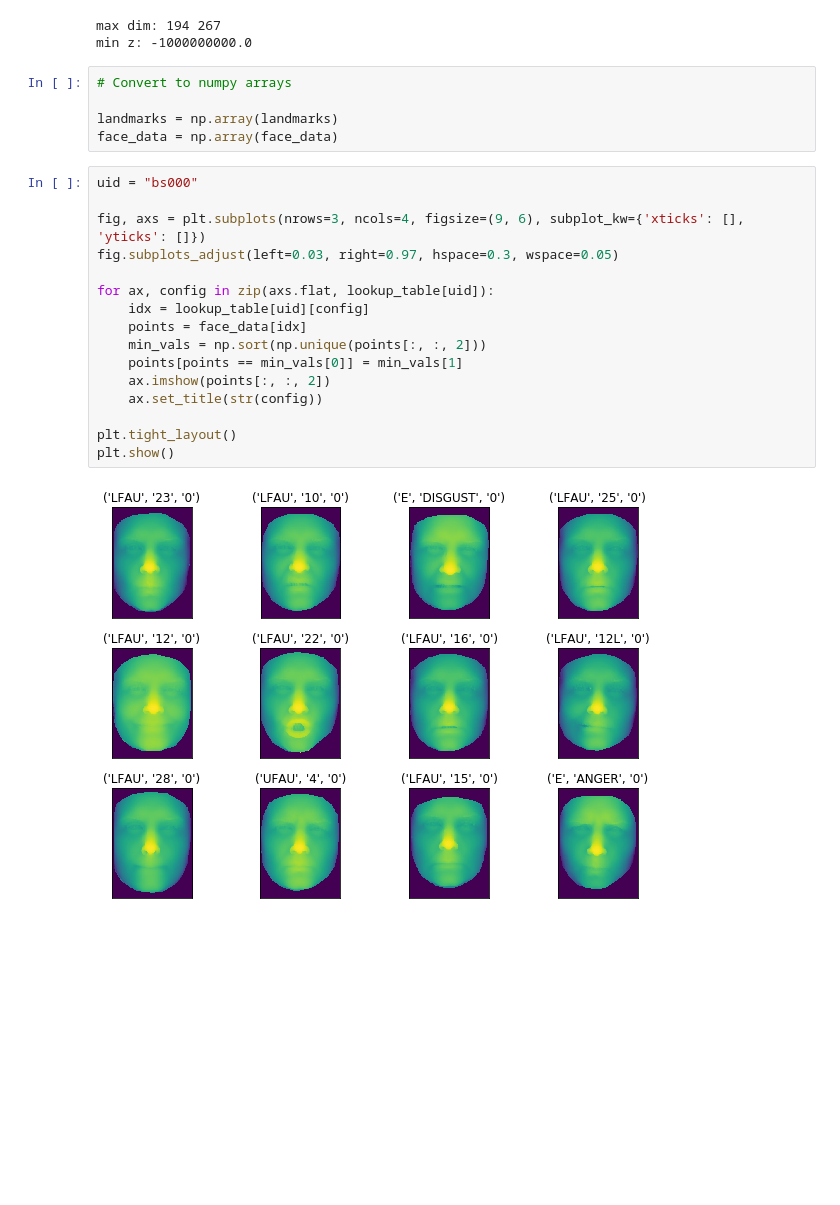
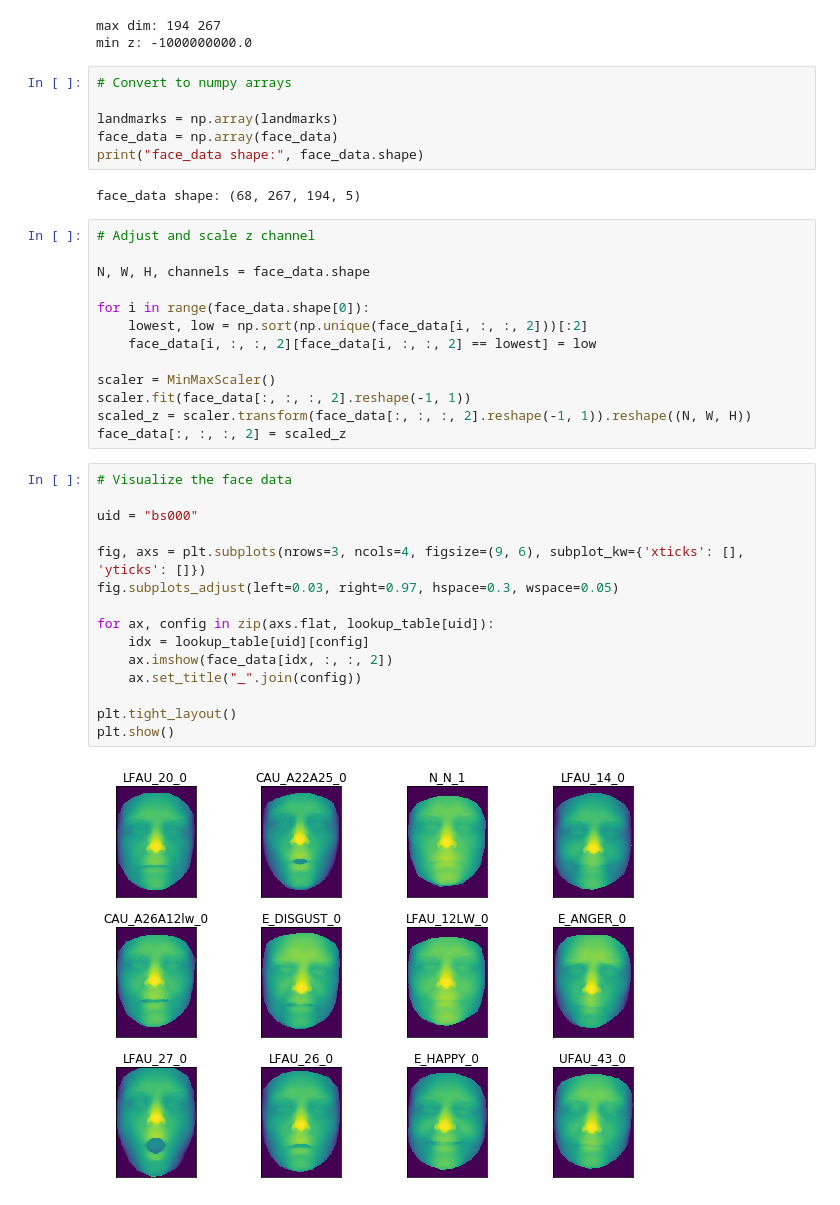
Before and after one commit to jkamalu/automesh, a Jupyter notebook: Development.ipynb, the cells around one changed output. Cells and saved outputs as stored; diff of their text form; blank space fills up the shorter version.

Commit message:
Adjusting the min vals to approach real minimum face value (for z) and scale w/min-max scaler.

```diff
--- a/Development.ipynb
+++ b/Development.ipynb
@@ -43,21 +44,36 @@ min z: -1000000000.0
 
 landmarks = np.array(landmarks)
 face_data = np.array(face_data)
+print("face_data shape:", face_data.shape)
+# %% [output]
+face_data shape: (68, 267, 194, 5)
+# %%
+# Adjust and scale z channel
+
+N, W, H, channels = face_data.shape
+
+for i in range(face_data.shape[0]):
+    lowest, low = np.sort(np.unique(face_data[i, :, :, 2]))[:2]
+    face_data[i, :, :, 2][face_data[i, :, :, 2] == lowest] = low
+
+scaler = MinMaxScaler()
+scaler.fit(face_data[:, :, :, 2].reshape(-1, 1))
+scaled_z = scaler.transform(face_data[:, :, :, 2].reshape(-1, 1)).reshape((N, W, H))
+face_data[:, :, :, 2] = scaled_z
 # %%
+# Visualize the face data
+
 uid = "bs000"
 
 fig, axs = plt.subplots(nrows=3, ncols=4, figsize=(9, 6), subplot_kw={'xticks': [], 'yticks': []})
 fig.subplots_adjust(left=0.03, right=0.97, hspace=0.3, wspace=0.05)
 
 for ax, config in zip(axs.flat, lookup_table[uid]):
     idx = lookup_table[uid][config]
-    points = face_data[idx]
-    min_vals = np.sort(np.unique(points[:, :, 2]))
-    points[points == min_vals[0]] = min_vals[1]
-    ax.imshow(points[:, :, 2])
-    ax.set_title(str(config))
+    ax.imshow(face_data[idx, :, :, 2])
+    ax.set_title("_".join(config))
 
 plt.tight_layout()
 plt.show()
 # %% [output]
-[figure, old version]
+[figure, new version]
```
Also changed, not shown: parts of 1 cell of this notebook.
